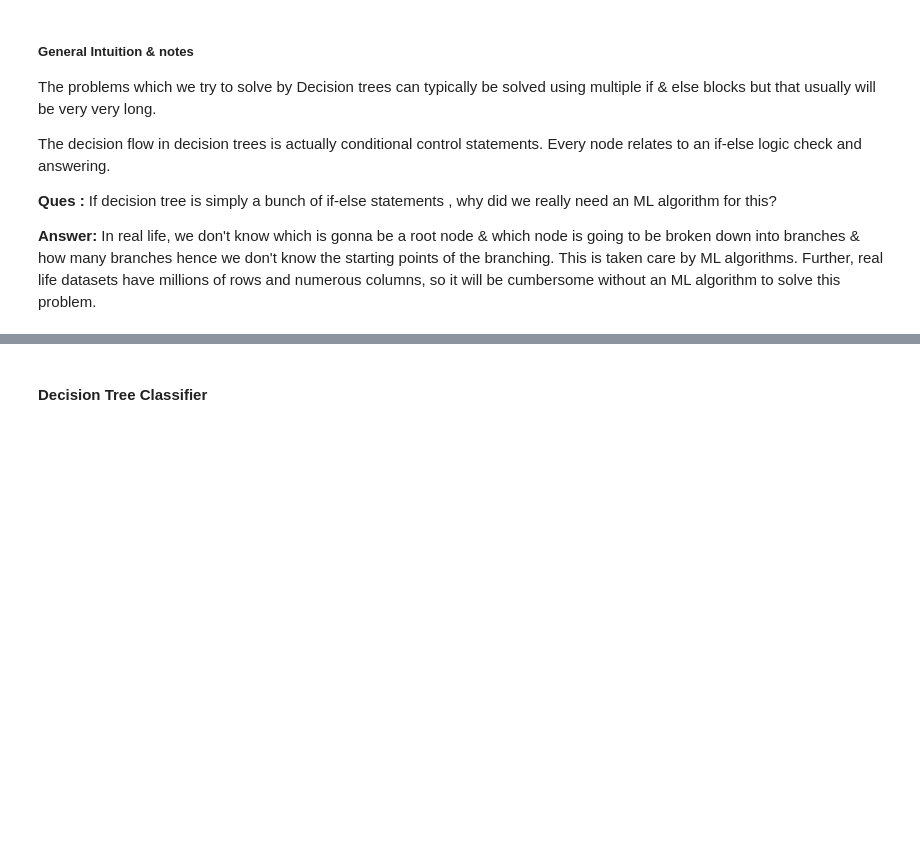
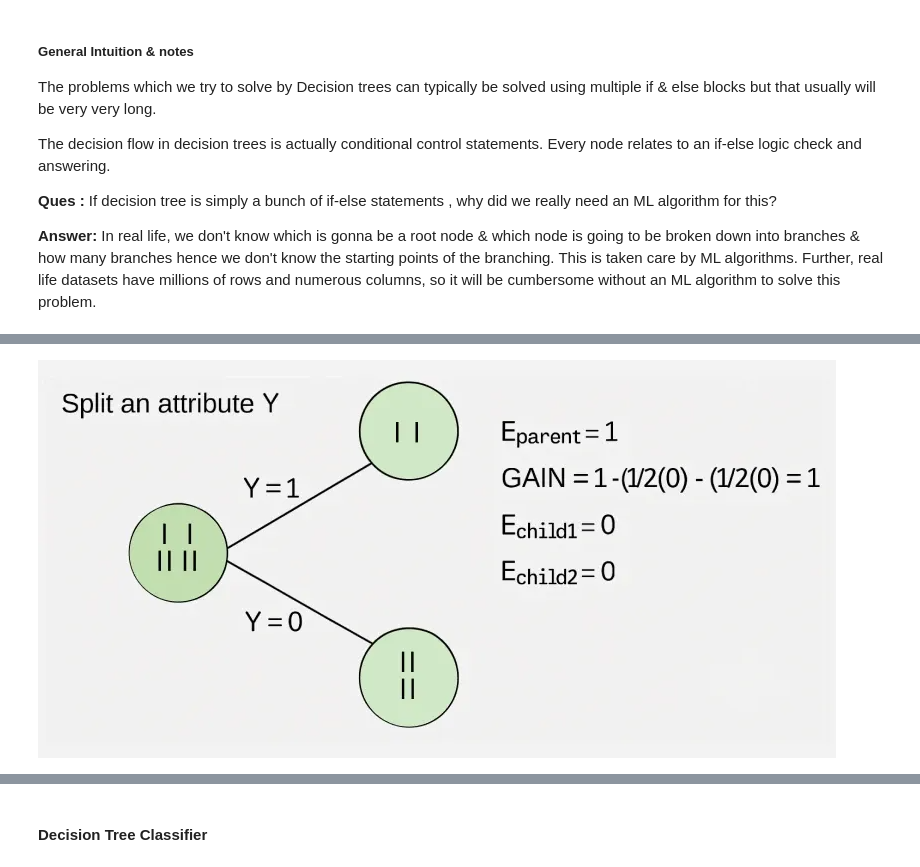
Before and after one commit to Hmnt-dhngra/Machine_Learning_Notes, a Jupyter notebook: 11) Decision_trees.ipynb, the cells around one changed output, grey strips where cells are left out. Cells and saved outputs as stored; diff of their text form; code cells hidden in the pictures; blank space fills up the shorter version.

```diff
--- a/11) Decision_trees.ipynb
+++ b/11) Decision_trees.ipynb
@@ -101,0 +160,5 @@ Impurity has reduced versus the original group. This maynot be having the least
+# %%
+from IPython.display import Image, display
+display(Image(filename="photos/IG2.png"))
+# %% [output]
+[figure, added]
```
Also changed, not shown: parts of 5 cells of this notebook, 3 other files.
